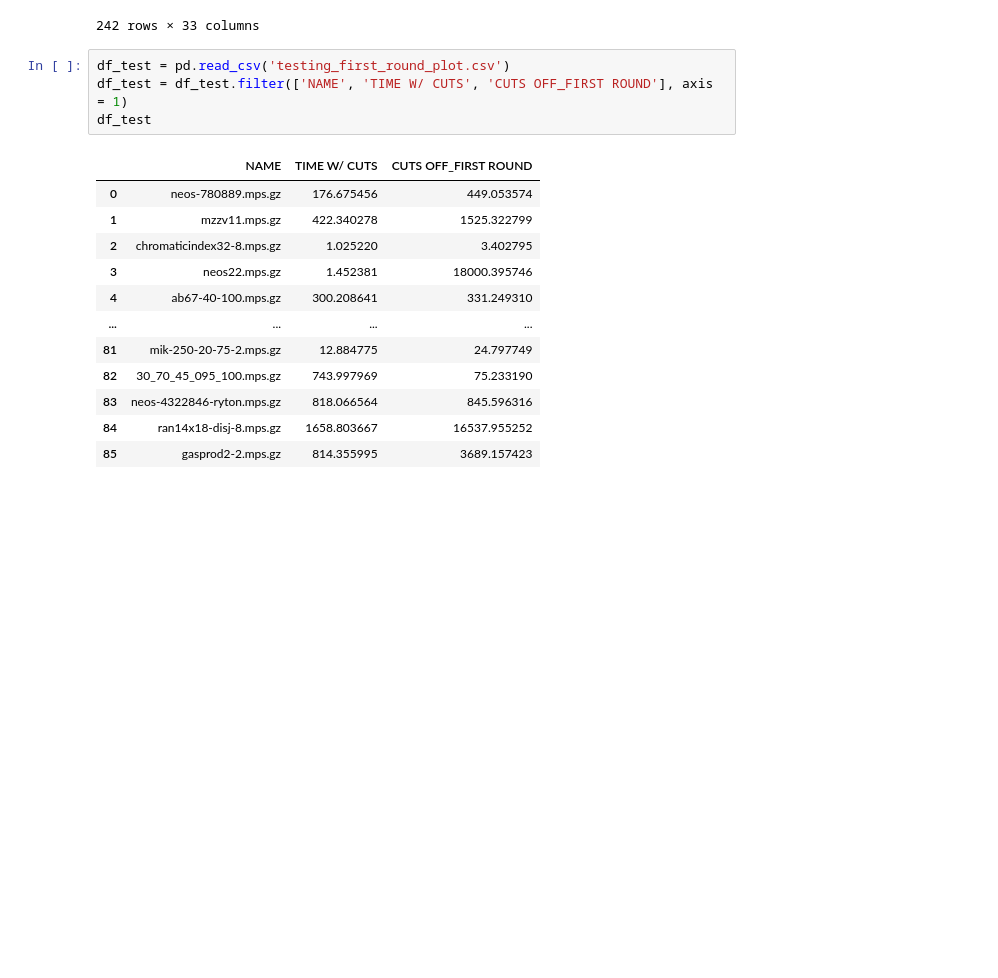
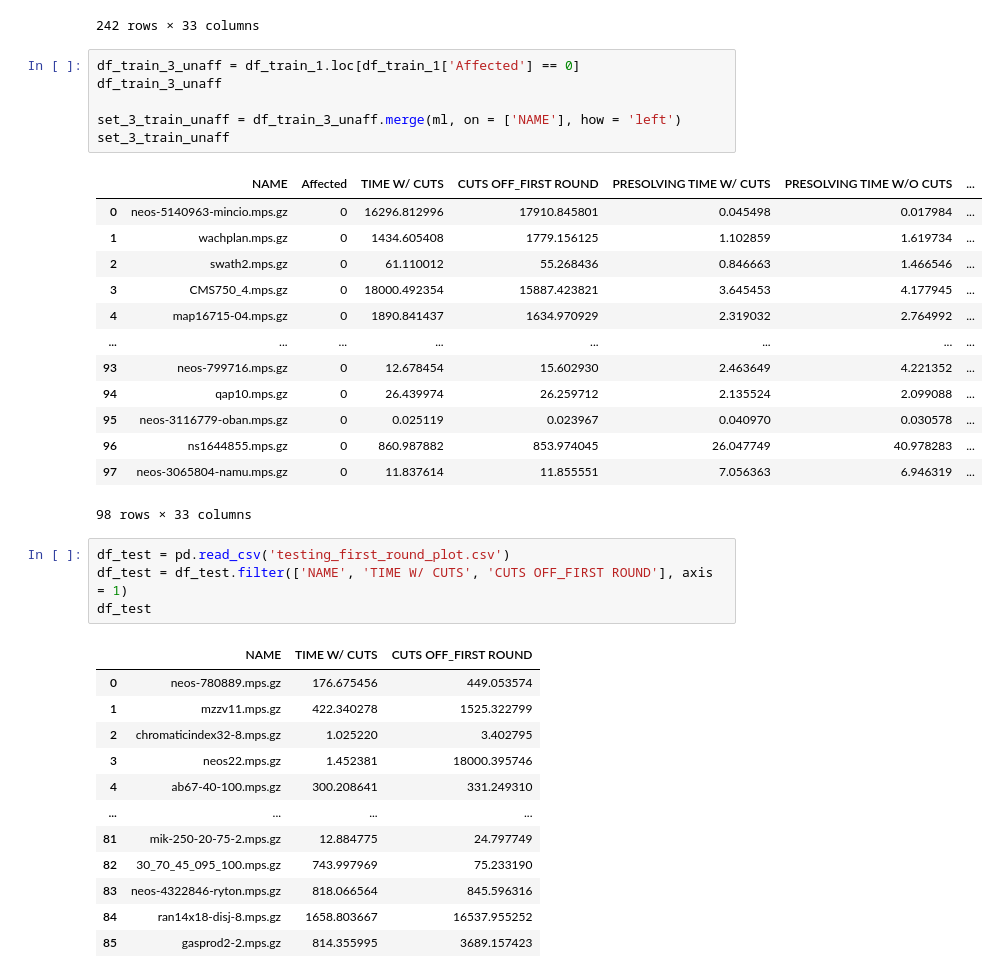
Before and after one commit to ambareeshvaidya/cp_outcome, a Jupyter notebook: src/Affected_Instances.ipynb, the cells around one changed output. Drawn from its saved outputs; the diff is of its cells as text; blank space fills up the shorter version.

```diff
--- a/src/Affected_Instances.ipynb
+++ b/src/Affected_Instances.ipynb
@@ -144,6 +144,26 @@ set_3_train
 | 240 | bppc8-02.mps.gz | 1 | 0.677820 | 0.169876 | 0.028787 | 0.030815 | ... |
 | 241 | neos-1337307.mps.gz | 1 | 245.945124 | 18002.122776 | 0.942162 | 0.864478 | ... |
 242 rows × 33 columns
+# %%
+df_train_3_unaff = df_train_1.loc[df_train_1['Affected'] == 0]
+df_train_3_unaff
+
+set_3_train_unaff = df_train_3_unaff.merge(ml, on = ['NAME'], how = 'left')
+set_3_train_unaff
+# %% [output]
+|  | NAME | Affected | TIME W/ CUTS | CUTS OFF_FIRST ROUND | PRESOLVING TIME W/ CUTS | PRESOLVING TIME W/O CUTS | ... |
+| 0 | neos-5140963-mincio.mps.gz | 0 | 16296.812996 | 17910.845801 | 0.045498 | 0.017984 | ... |
+| 1 | wachplan.mps.gz | 0 | 1434.605408 | 1779.156125 | 1.102859 | 1.619734 | ... |
+| 2 | swath2.mps.gz | 0 | 61.110012 | 55.268436 | 0.846663 | 1.466546 | ... |
+| 3 | CMS750_4.mps.gz | 0 | 18000.492354 | 15887.423821 | 3.645453 | 4.177945 | ... |
+| 4 | map16715-04.mps.gz | 0 | 1890.841437 | 1634.970929 | 2.319032 | 2.764992 | ... |
+| ... | ... | ... | ... | ... | ... | ... | ... |
+| 93 | neos-799716.mps.gz | 0 | 12.678454 | 15.602930 | 2.463649 | 4.221352 | ... |
+| 94 | qap10.mps.gz | 0 | 26.439974 | 26.259712 | 2.135524 | 2.099088 | ... |
+| 95 | neos-3116779-oban.mps.gz | 0 | 0.025119 | 0.023967 | 0.040970 | 0.030578 | ... |
+| 96 | ns1644855.mps.gz | 0 | 860.987882 | 853.974045 | 26.047749 | 40.978283 | ... |
+| 97 | neos-3065804-namu.mps.gz | 0 | 11.837614 | 11.855551 | 7.056363 | 6.946319 | ... |
+98 rows × 33 columns
 # %%
 df_test = pd.read_csv('testing_first_round_plot.csv')
 df_test = df_test.filter(['NAME', 'TIME W/ CUTS', 'CUTS OFF_FIRST ROUND'], axis = 1)
```
Also changed, not shown: parts of 9 cells of this notebook, 1 other file.
